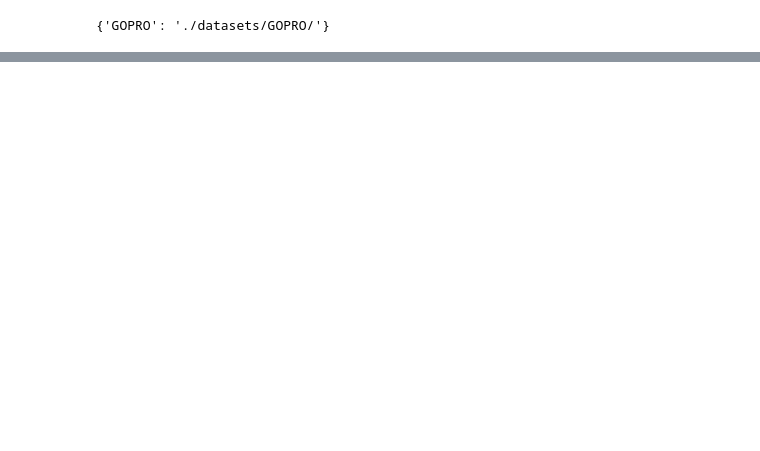
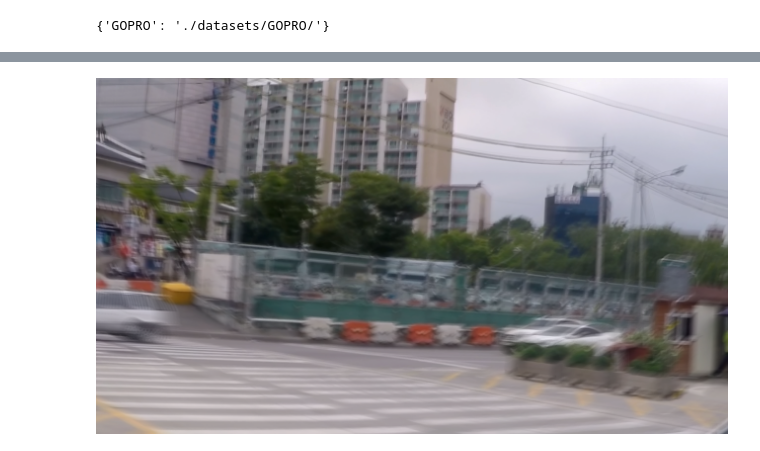
Before and after one commit to mrtglez/Deblurring-Deep-Learning, a Jupyter notebook: code.ipynb, the cells around one changed output, grey strips where cells are left out. Cells and saved outputs as stored; diff of their text form; code cells hidden in the pictures; blank space fills up the shorter version.

```diff
--- a/code.ipynb
+++ b/code.ipynb
@@ -64,0 +116,10 @@ Name: 1, dtype: object
+# %%
+a = df_test.sample().blur_path.iloc[0]
+# %%
+b = load_img(a)
+# %%
+c = img_to_array(b)
+# %%
+array_to_img(c)
+# %% [output]
+[figure, added]
```
Also changed, not shown: parts of 37 cells of this notebook, 3 other files.
